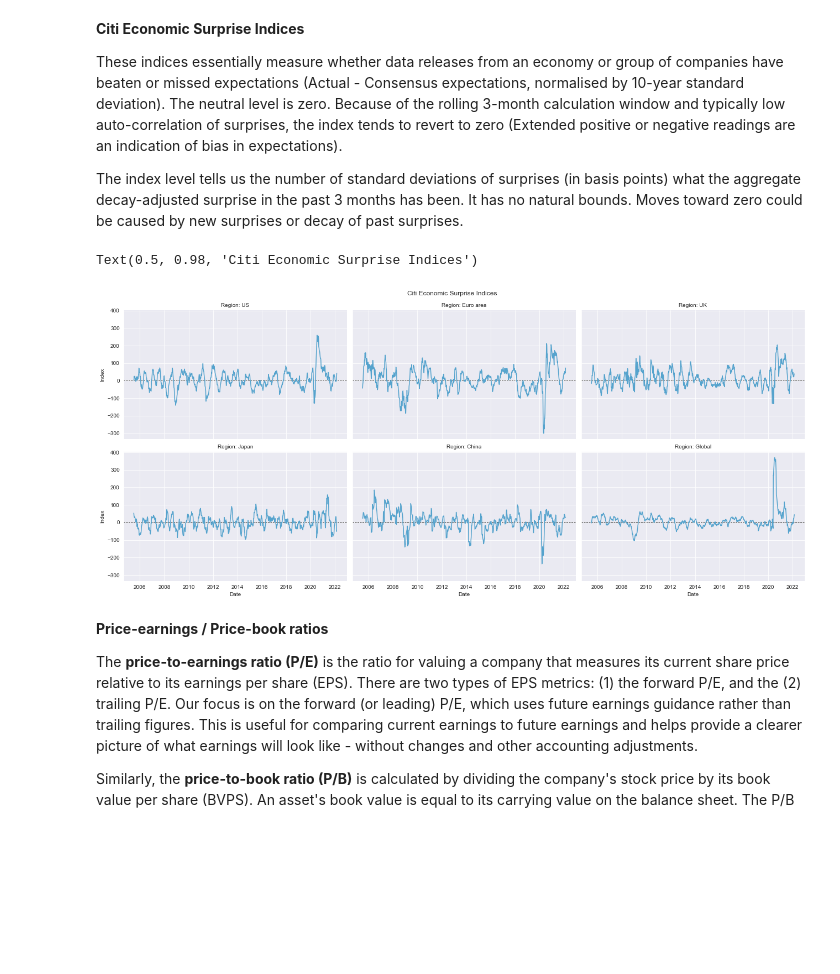
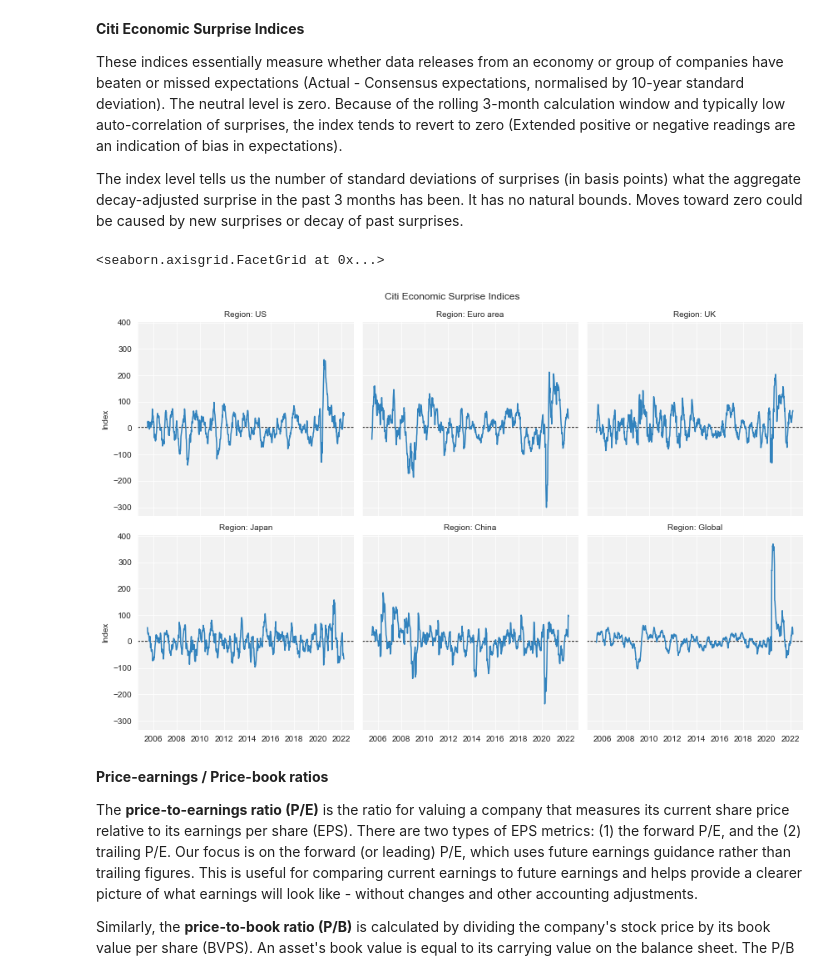
Before and after one commit to deltajuliette/CASSANDRA_calling_pullbacks, a Jupyter notebook: code/SIREN_basics.ipynb, the cells around one changed output. Drawn from its saved outputs; the diff is of its cells as text; code cells hidden in the pictures; blank space fills up the shorter version.

```diff
--- a/code/SIREN_basics.ipynb
+++ b/code/SIREN_basics.ipynb
@@ -32,8 +36,8 @@ import warnings
 warnings.filterwarnings('ignore')
 # %%
 # Customising aesthetics
-sns.set_style('darkgrid')
-sns.set_palette('icefire')
+sns.set_style("darkgrid", {"axes.facecolor": ".95"})
+sns.set_palette('tab20c')
 # %% [markdown]
 ## Data collection
 The bulk of our data has been sourced from Bloomberg via its API on excel. We will write a loop to pull every sheet and store in a dictionary for future use / manipulation. As with any model / algorithm, selecting which variables to include is one of the most important aspects of the workflow. I would like to think that my experience in financial markets should count for something here.
@@ -74,12 +93,12 @@ Fundamentals are definitely a key driver of equity market returns, especially ov
 eri = pd.read_excel("../data/spx_eri.xlsx", sheet_name="Combined", parse_dates=['date'])
 # %%
 # Read each tab from our .xlsx file separately
-xlsx = pd.ExcelFile('../data/spx_fundamentals.xlsx')
+xlsx = pd.ExcelFile('../data/spx_fundamentals_values.xlsx')
 
 # Reading all sheets to a mapsheet_to_df_map = {}
 empty_list = {}
 for i in xlsx.sheet_names:
-    empty_list[i] = pd.read_excel('../data/spx_fundamentals.xlsx', sheet_name=i, skiprows=11, parse_dates=['date'])
+    empty_list[i] = pd.read_excel('../data/spx_fundamentals_values.xlsx', sheet_name=i, skiprows=11, parse_dates=['date'])
 # %%
 # Preview dictionary of dataframes
 empty_list.keys()
@@ -101,16 +144,17 @@ The index level tells us the number of standard deviations of surprises (in basi
 # %%
 # Pre-processing for our charts
 cesi_trends = empty_list['econ_sur'].melt(id_vars='date', var_name='type')
 cesi_trends['type'] = cesi_trends['type'].map({'cesiusd':'US', 'cesieur':'Euro area', 'cesijpy':'Japan', 'cesigbp':'UK', 'cesicny':'China', 'cesiglf':'Global'})
 
 # Charting
-g= sns.relplot(data=cesi_trends, x='date', y='value', col='type', kind='line', col_wrap=3, aspect=1.5, height=4)
+g= sns.relplot(data=cesi_trends, x='date', y='value', col='type', kind='line', col_wrap=3, aspect=1, height=4)
 (g.map(plt.axhline, y=0, color="black", dashes=(2, 1), zorder=0).set_axis_labels("Date", "Index").set_titles("Region: {col_name}").tight_layout(w_pad=1))
 g.fig.subplots_adjust(top=.92)
 g.fig.suptitle('Citi Economic Surprise Indices')
+g.set_xlabels("")
 # %% [output]
-Text(0.5, 0.98, 'Citi Economic Surprise Indices')
+<seaborn.axisgrid.FacetGrid at 0x...>
-[figure, old version]
+[figure, new version]
 # %% [markdown]
 **Price-earnings / Price-book ratios**
 
```
Also changed, not shown: parts of 34 cells of this notebook, 28 other files.
